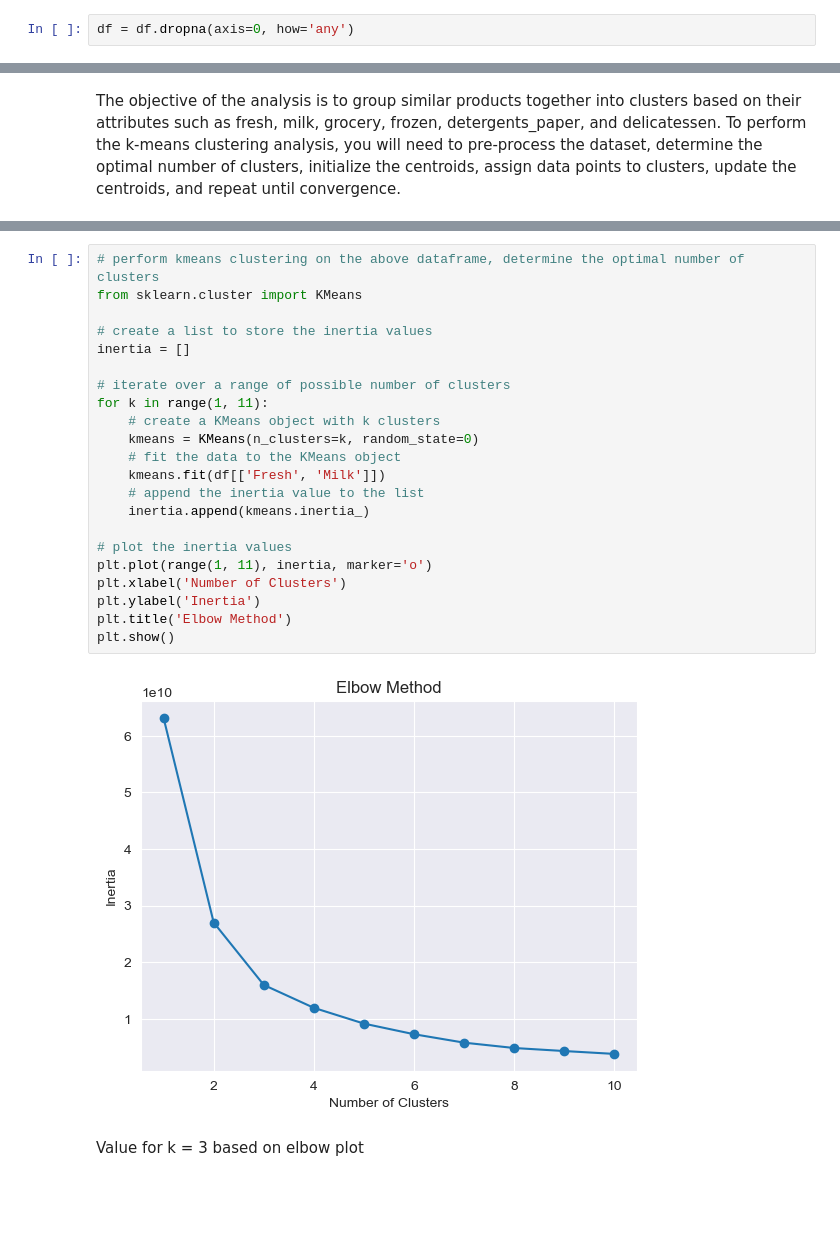
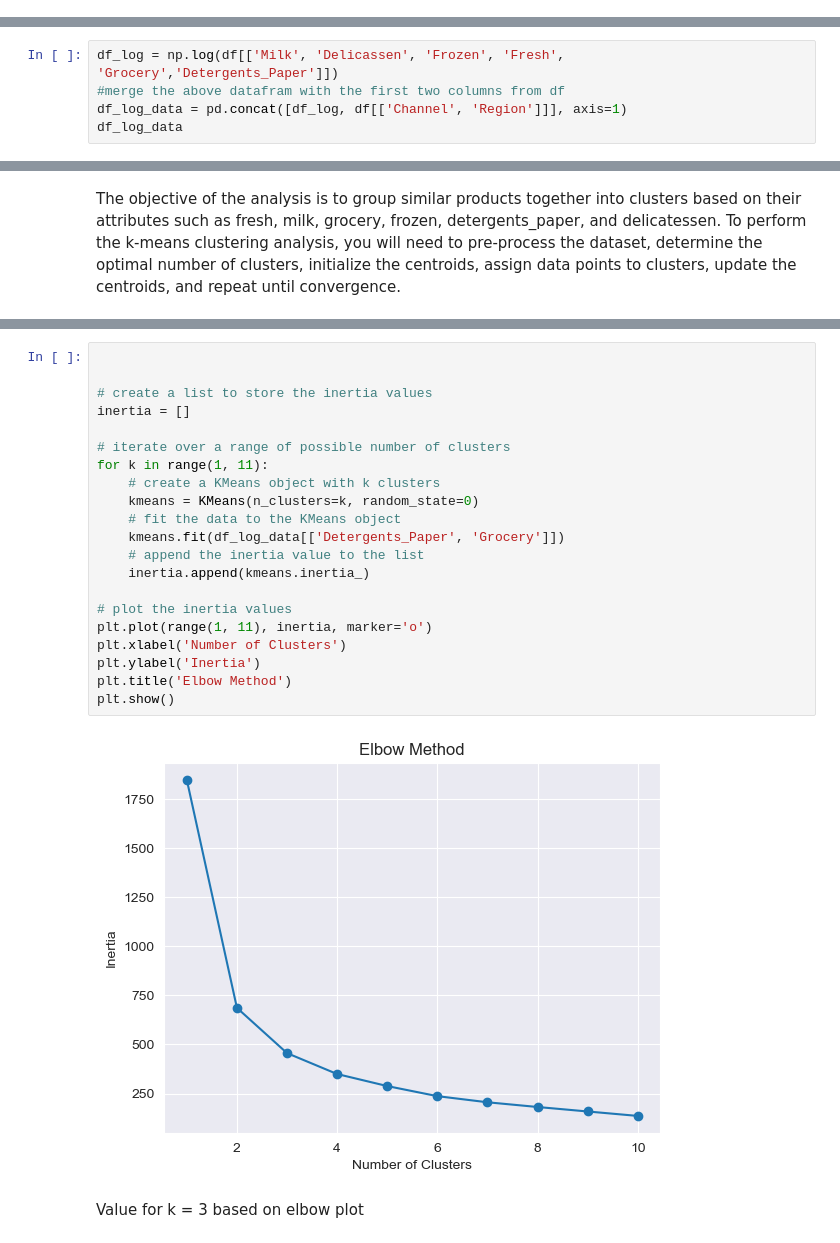
Before and after one commit to imarri01/ML-Unsupervised-Learning, a Jupyter notebook: Unsupervised Learning - Project.ipynb, the cells around one changed output, grey strips where cells are left out. Cells and saved outputs as stored; diff of their text form; blank space fills up the shorter version.

```diff
--- a/Unsupervised Learning - Project.ipynb
+++ b/Unsupervised Learning - Project.ipynb
@@ -57,8 +64,6 @@ Frozen              0
 Detergents_Paper    0
 Delicassen          0
 dtype: int64
-# %%
-df = df.dropna(axis=0, how='any')
 # %%
 df.describe()
 # %% [output]
@@ -82,0 +105,5 @@ plt.show()
+# %%
+df_log = np.log(df[['Milk', 'Delicassen', 'Frozen', 'Fresh', 'Grocery','Detergents_Paper']])
+#merge the above datafram with the first two columns from df
+df_log_data = pd.concat([df_log, df[['Channel', 'Region']]], axis=1)
+df_log_data
@@ -165,26 +190,25 @@ The objective of the analysis is to group similar products together into cluster
 # %%
-# perform kmeans clustering on the above dataframe, determine the optimal number of clusters
-from sklearn.cluster import KMeans
+
 
 # create a list to store the inertia values
 inertia = []
 
 # iterate over a range of possible number of clusters
 for k in range(1, 11):
     # create a KMeans object with k clusters
     kmeans = KMeans(n_clusters=k, random_state=0)
     # fit the data to the KMeans object
-    kmeans.fit(df[['Fresh', 'Milk']])
+    kmeans.fit(df_log_data[['Detergents_Paper', 'Grocery']])
     # append the inertia value to the list
     inertia.append(kmeans.inertia_)
 
 # plot the inertia values
 plt.plot(range(1, 11), inertia, marker='o')
 plt.xlabel('Number of Clusters')
 plt.ylabel('Inertia')
 plt.title('Elbow Method')
 plt.show()
 # %% [output]
-[figure, old version]
+[figure, new version]
 # %% [markdown]
 Value for k = 3 based on elbow plot
```
Also changed, not shown: parts of 42 cells of this notebook.
